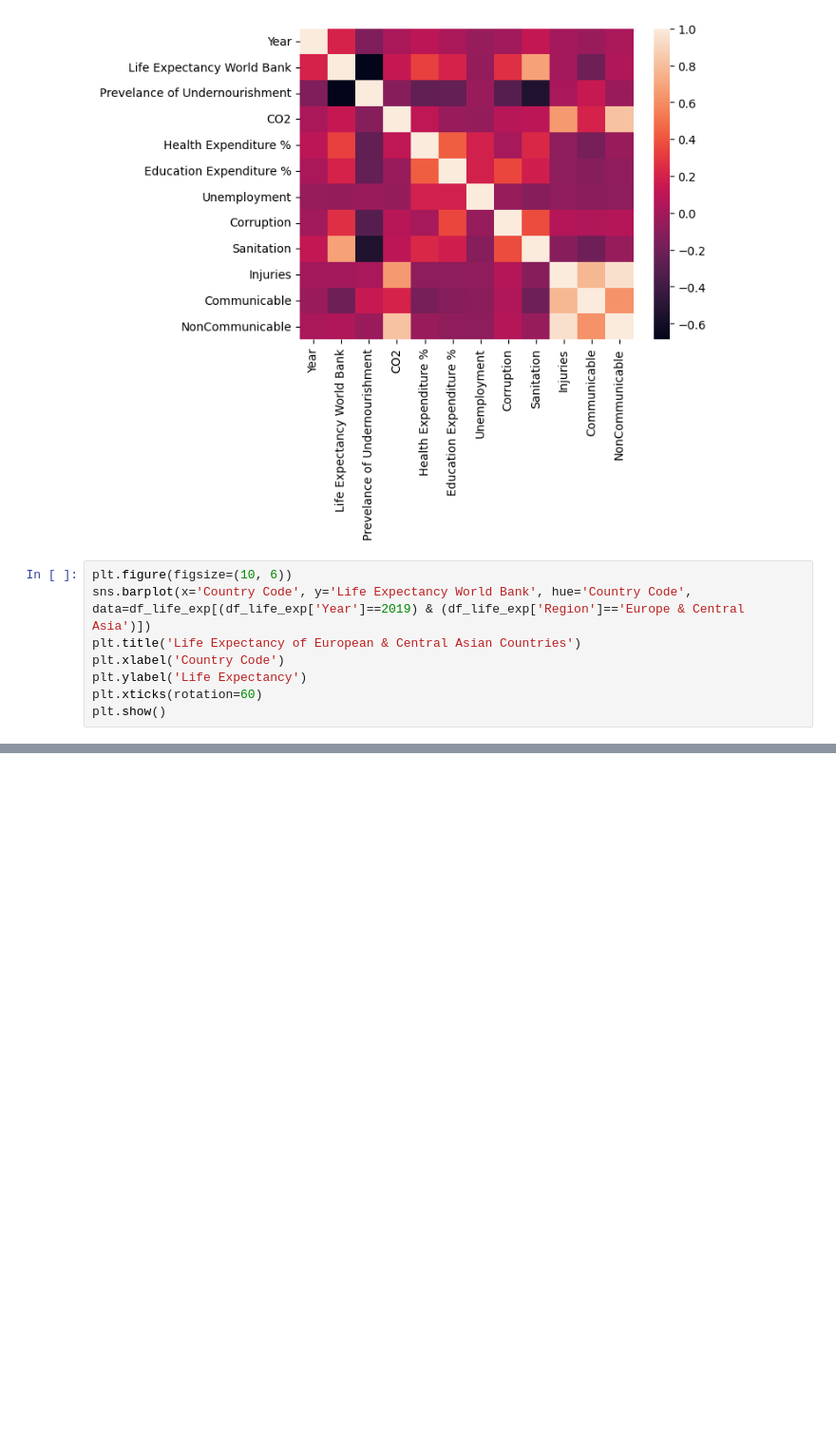
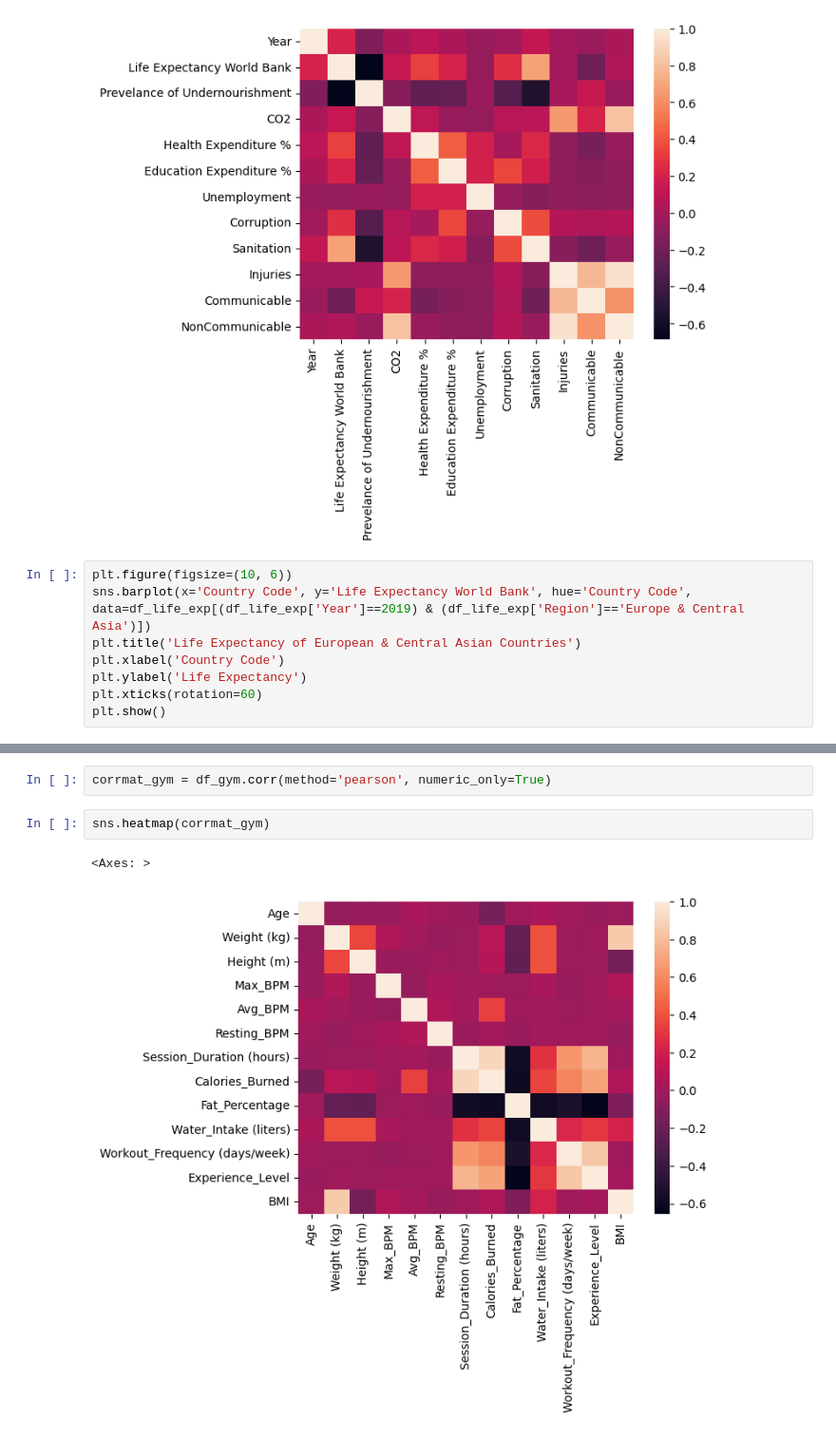
Before and after one commit to claraelisabeth/MachineLearning, a Jupyter notebook: data_description.ipynb, the cells around one changed output, grey strips where cells are left out. Shown at 95% size. Cells and saved outputs as stored; diff of their text form; blank space fills up the shorter version.

```diff
--- a/data_description.ipynb
+++ b/data_description.ipynb
@@ -518,0 +350,7 @@ Are not possible at the moment since we only have objects at the moment. After t
+# %%
+corrmat_gym = df_gym.corr(method='pearson', numeric_only=True)
+# %%
+sns.heatmap(corrmat_gym)
+# %% [output]
+<Axes: >
+[figure, added]
```
Also changed, not shown: parts of 30 cells of this notebook, 4 other files.
